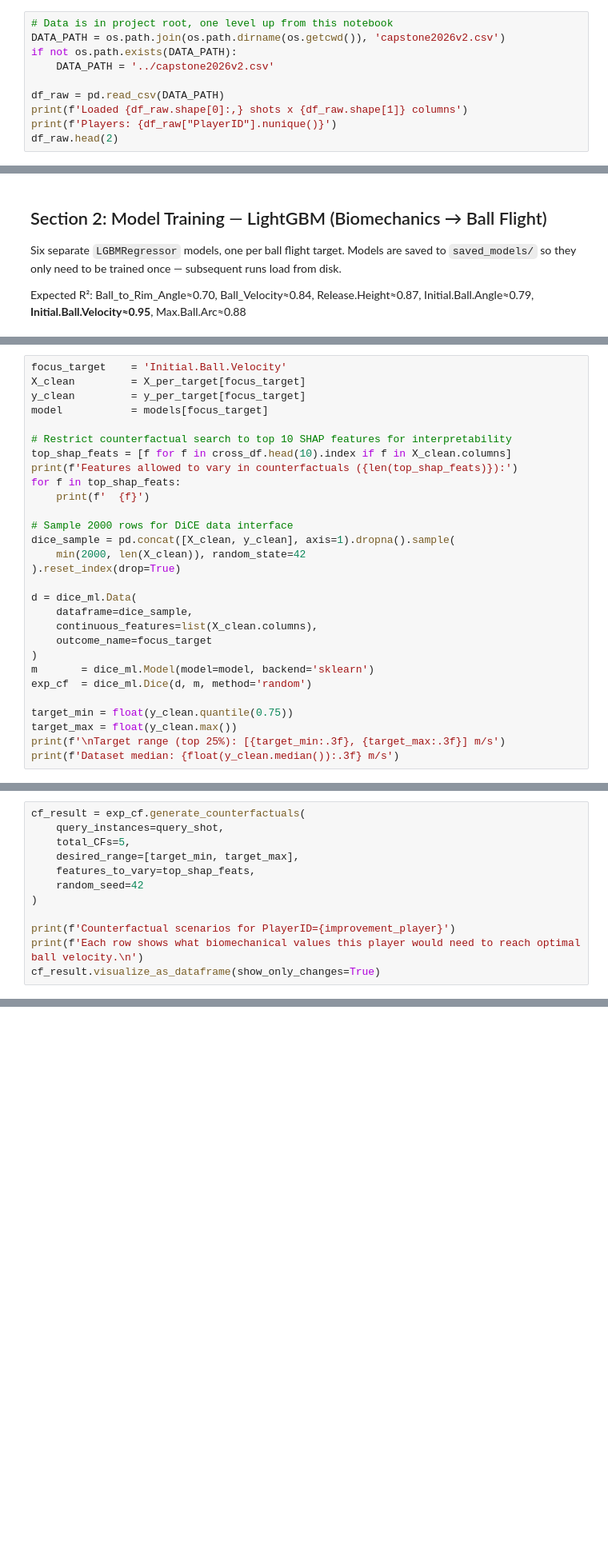
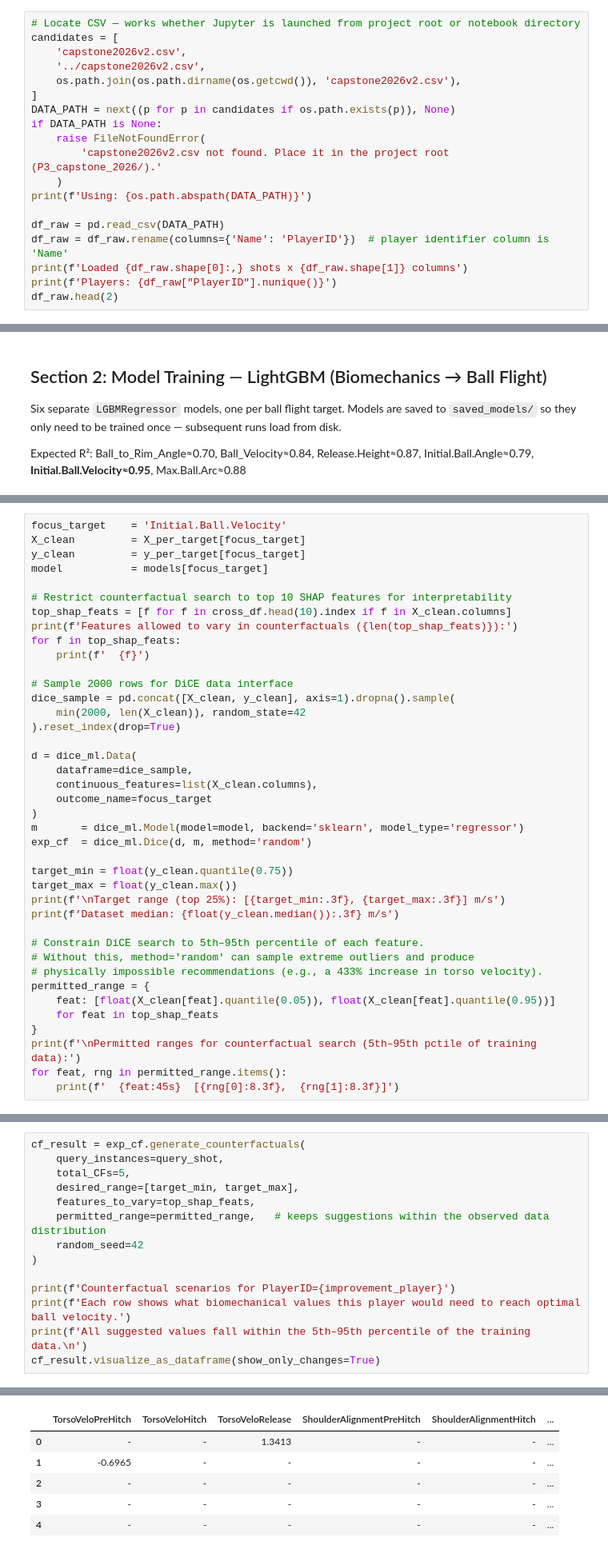
Before and after one commit to shahilpatel/P3_capstone_2026, a Jupyter notebook: shap_explainability/shap_analysis.ipynb, the cells around one changed output, grey strips where cells are left out. Shown at 80% size. Cells and saved outputs as stored; diff of their text form; blank space fills up the shorter version.

```diff
--- a/shap_explainability/shap_analysis.ipynb
+++ b/shap_explainability/shap_analysis.ipynb
@@ -48,10 +59,19 @@ print('All imports successful.')
 # %%
-# Data is in project root, one level up from this notebook
-DATA_PATH = os.path.join(os.path.dirname(os.getcwd()), 'capstone2026v2.csv')
-if not os.path.exists(DATA_PATH):
-    DATA_PATH = '../capstone2026v2.csv'
+# Locate CSV — works whether Jupyter is launched from project root or notebook directory
+candidates = [
+    'capstone2026v2.csv',
+    '../capstone2026v2.csv',
+    os.path.join(os.path.dirname(os.getcwd()), 'capstone2026v2.csv'),
+]
+DATA_PATH = next((p for p in candidates if os.path.exists(p)), None)
+if DATA_PATH is None:
+    raise FileNotFoundError(
+        'capstone2026v2.csv not found. Place it in the project root (P3_capstone_2026/).'
+    )
+print(f'Using: {os.path.abspath(DATA_PATH)}')
 
 df_raw = pd.read_csv(DATA_PATH)
+df_raw = df_raw.rename(columns={'Name': 'PlayerID'})  # player identifier column is 'Name'
 print(f'Loaded {df_raw.shape[0]:,} shots x {df_raw.shape[1]} columns')
 print(f'Players: {df_raw["PlayerID"].nunique()}')
 df_raw.head(2)
@@ -361,10 +444,21 @@ d = dice_ml.Data(
     continuous_features=list(X_clean.columns),
     outcome_name=focus_target
 )
-m       = dice_ml.Model(model=model, backend='sklearn')
+m       = dice_ml.Model(model=model, backend='sklearn', model_type='regressor')
 exp_cf  = dice_ml.Dice(d, m, method='random')
 
 target_min = float(y_clean.quantile(0.75))
 target_max = float(y_clean.max())
 print(f'\nTarget range (top 25%): [{target_min:.3f}, {target_max:.3f}] m/s')
 print(f'Dataset median: {float(y_clean.median()):.3f} m/s')
+
+# Constrain DiCE search to 5th–95th percentile of each feature.
+# Without this, method='random' can sample extreme outliers and produce
+# physically impossible recommendations (e.g., a 433% increase in torso velocity).
+permitted_range = {
+    feat: [float(X_clean[feat].quantile(0.05)), float(X_clean[feat].quantile(0.95))]
+    for feat in top_shap_feats
+}
+print(f'\nPermitted ranges for counterfactual search (5th–95th pctile of training data):')
+for feat, rng in permitted_range.items():
+    print(f'  {feat:45s}  [{rng[0]:8.3f},  {rng[1]:8.3f}]')
@@ -395,9 +512,12 @@ cf_result = exp_cf.generate_counterfactuals(
     total_CFs=5,
     desired_range=[target_min, target_max],
     features_to_vary=top_shap_feats,
+    permitted_range=permitted_range,   # keeps suggestions within the observed data distribution
     random_seed=42
 )
 
 print(f'Counterfactual scenarios for PlayerID={improvement_player}')
-print(f'Each row shows what biomechanical values this player would need to reach optimal ball velocity.\n')
+print(f'Each row shows what biomechanical values this player would need to reach optimal ball velocity.')
+print(f'All suggested values fall within the 5th–95th percentile of the training data.\n')
 cf_result.visualize_as_dataframe(show_only_changes=True)
+# %% [output]
@@ -403,0 +533,6 @@ cf_result.visualize_as_dataframe(show_only_changes=True)
+|  | TorsoVeloPreHitch | TorsoVeloHitch | TorsoVeloRelease | ShoulderAlignmentPreHitch | ShoulderAlignmentHitch | ... |
+| 0 | - | - | 1.3413 | - | - | ... |
+| 1 | -0.6965 | - | - | - | - | ... |
+| 2 | - | - | - | - | - | ... |
+| 3 | - | - | - | - | - | ... |
+| 4 | - | - | - | - | - | ... |
```
Also changed, not shown: parts of 26 cells of this notebook.
